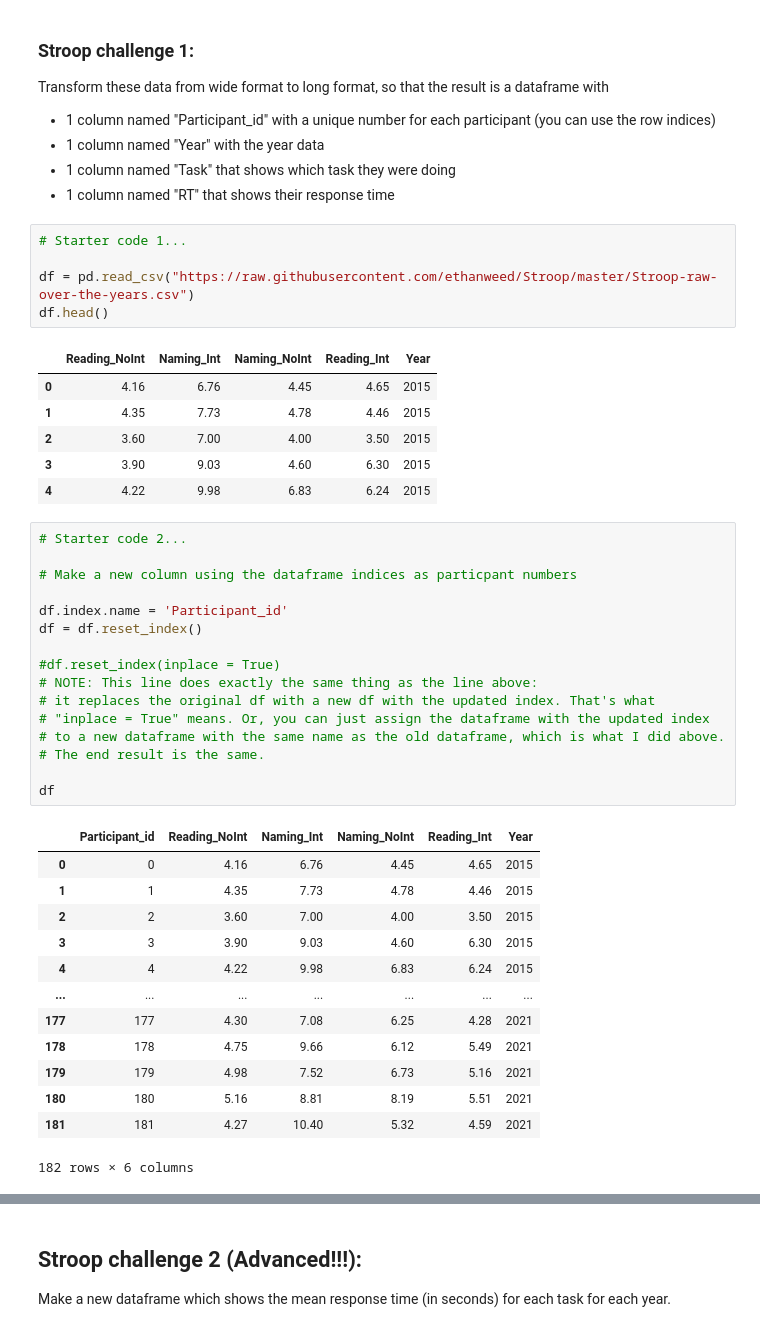
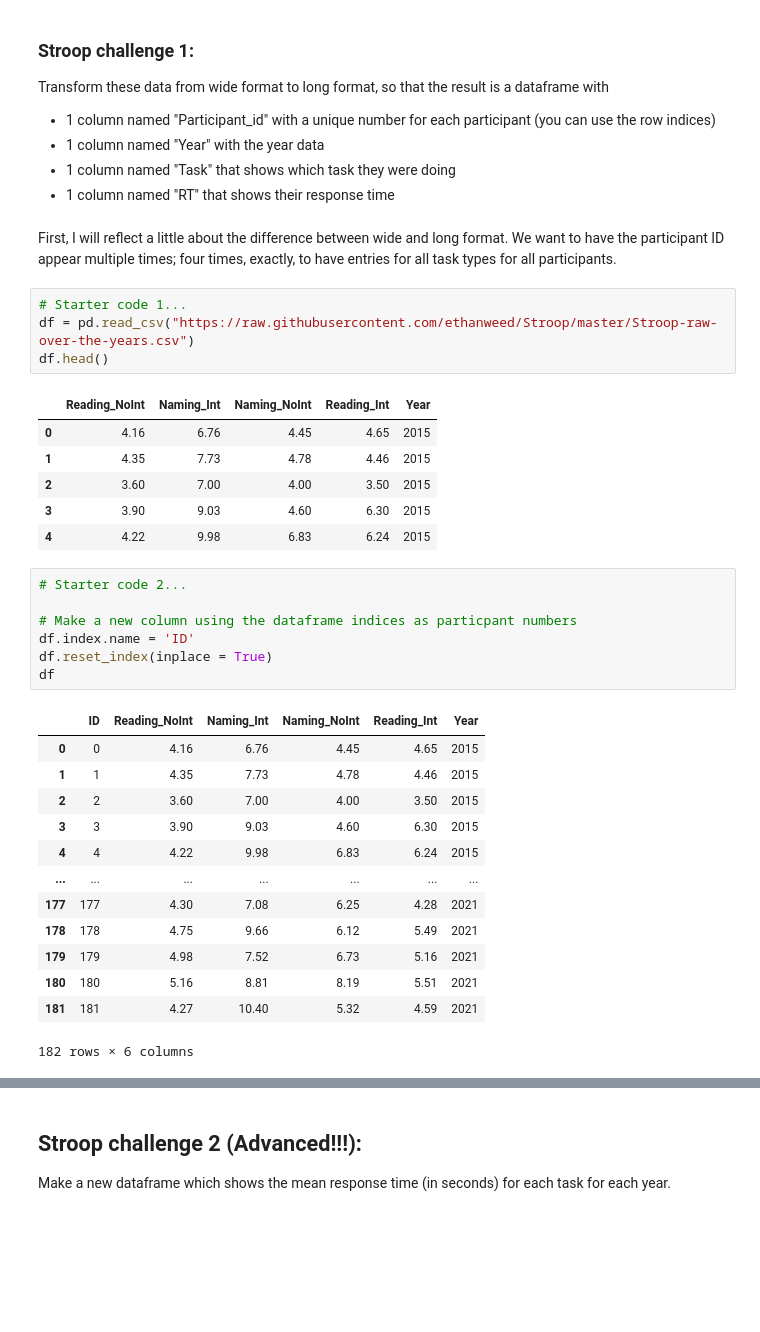
Before and after one commit to christianstenbro/cult_data, a Jupyter notebook: fun_with_pandas.ipynb, the cells around one changed output, grey strips where cells are left out. Drawn from its saved outputs; the diff is of its cells as text; blank space fills up the shorter version.

```diff
--- a/fun_with_pandas.ipynb
+++ b/fun_with_pandas.ipynb
@@ -172,9 +416,11 @@ Transform these data from wide format to long format, so that the result is a da
 - 1 column named "Year" with the year data
 - 1 column named "Task" that shows which task they were doing
 - 1 column named "RT" that shows their response time
+# %% [markdown]
+First, I will reflect a little about the difference between wide and long format.
+We want to have the participant ID appear multiple times; four times, exactly, to have entries for all task types for all participants.
 # %%
 # Starter code 1...
-
 df = pd.read_csv("https://raw.githubusercontent.com/ethanweed/Stroop/master/Stroop-raw-over-the-years.csv")
 df.head()
 # %% [output]
@@ -187,21 +433,12 @@ df.head()
 # %%
 # Starter code 2...
 
 # Make a new column using the dataframe indices as particpant numbers
-
-df.index.name = 'Participant_id'
-df = df.reset_index()
-
-#df.reset_index(inplace = True)
-# NOTE: This line does exactly the same thing as the line above:
-# it replaces the original df with a new df with the updated index. That's what
-# "inplace = True" means. Or, you can just assign the dataframe with the updated index
-# to a new dataframe with the same name as the old dataframe, which is what I did above.
-# The end result is the same.
-
+df.index.name = 'ID'
+df.reset_index(inplace = True)
 df
 # %% [output]
-|  | Participant_id | Reading_NoInt | Naming_Int | Naming_NoInt | Reading_Int | Year |
+|  | ID | Reading_NoInt | Naming_Int | Naming_NoInt | Reading_Int | Year |
 | 0 | 0 | 4.16 | 6.76 | 4.45 | 4.65 | 2015 |
 | 1 | 1 | 4.35 | 7.73 | 4.78 | 4.46 | 2015 |
 | 2 | 2 | 3.60 | 7.00 | 4.00 | 3.50 | 2015 |
```
Also changed, not shown: parts of 34 cells of this notebook.
